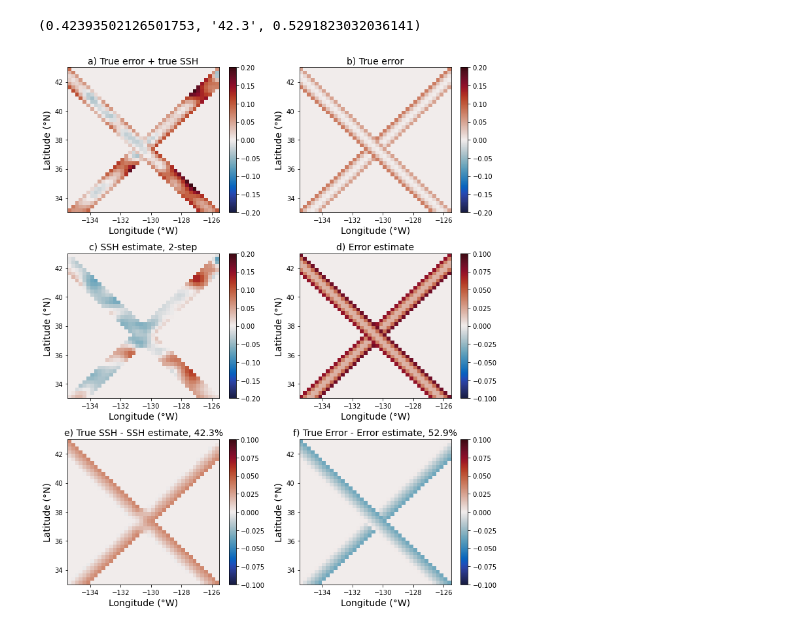
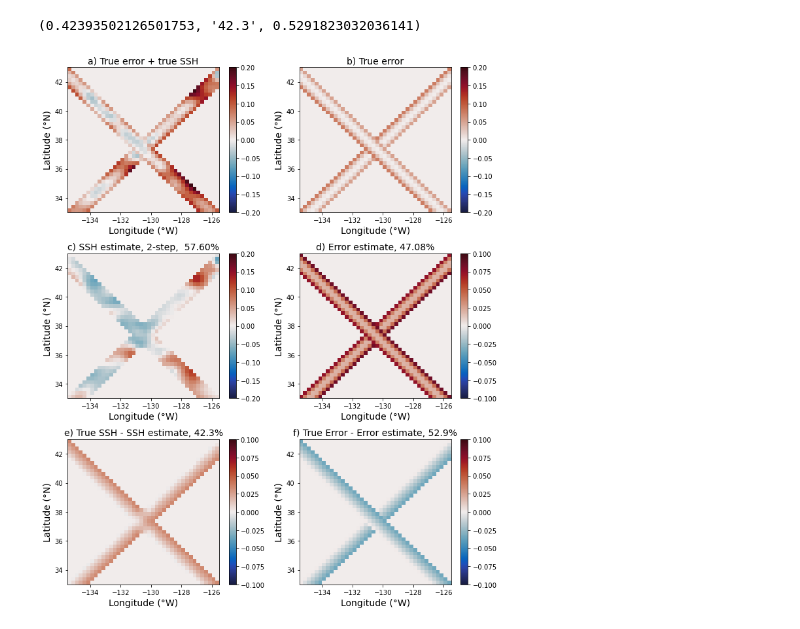
Before and after one commit to yugaophd/cer-swot, a Jupyter notebook: CER103_aviso_swath_1step.ipynb, the cells around one changed output. Cells and saved outputs as stored; diff of their text form; code cells hidden in the pictures.

```diff
--- a/CER103_aviso_swath_1step.ipynb
+++ b/CER103_aviso_swath_1step.ipynb
@@ -852,41 +852,41 @@ plt.pcolormesh(lon, lat, ssh_2step, vmin = -.2, vmax = .2, cmap = cmo.cm.balance
 plt.colorbar()
 plt.xlabel('Longitude (\N{DEGREE SIGN}W)', fontsize = 14)
 plt.ylabel('Latitude (\N{DEGREE SIGN}N)', fontsize = 14)
-plt.title('c) SSH estimate, 2-step', fontsize = 14)
+plt.title('c) SSH estimate, 2-step,  ' + str((1- ssh_diff_2step) * 100)[:5] + '%', fontsize = 14)
 
 plt.subplot(325)
 plt.pcolormesh(lon, lat, ssh_true - ssh_2step, cmap = cmo.cm.balance, vmin = -.1, vmax = .1)
 plt.colorbar()
 plt.xlabel('Longitude (\N{DEGREE SIGN}W)', fontsize = 14)
 plt.ylabel('Latitude (\N{DEGREE SIGN}N)', fontsize = 14)
 plt.title('e) True SSH - SSH estimate, ' + str(ssh_diff_2step * 100)[:4]  + '%', fontsize = 14)
 
 
 plt.subplot(322)
 plt.pcolormesh(lon, lat, err_true, cmap = cmo.cm.balance, vmin = -.2, vmax = .2)
 plt.colorbar()
 plt.xlabel('Longitude (\N{DEGREE SIGN}W)', fontsize = 14)
 plt.ylabel('Latitude (\N{DEGREE SIGN}N)', fontsize = 14)
 plt.title('b) True error', fontsize = 14)
 
 plt.subplot(324)
 plt.pcolormesh(lon, lat, err_map, cmap = cmo.cm.balance, vmin = -.1, vmax = .1)
 plt.colorbar()
 plt.xlabel('Longitude (\N{DEGREE SIGN}W)', fontsize = 14)
 plt.ylabel('Latitude (\N{DEGREE SIGN}N)', fontsize = 14)
-plt.title('d) Error estimate', fontsize = 14)
+plt.title('d) Error estimate, '+ str((1- err_diff_2step) * 100)[:5] + '%', fontsize = 14)
 
 plt.subplot(326)
 plt.pcolormesh(lon, lat, err_true - err_map, cmap = cmo.cm.balance, vmin = -.1, vmax = .1)
 plt.colorbar()
 plt.xlabel('Longitude (\N{DEGREE SIGN}W)', fontsize = 14)
 plt.ylabel('Latitude (\N{DEGREE SIGN}N)', fontsize = 14)
 plt.title('f) True Error - Error estimate, ' + str(err_diff_2step * 100)[:4] + '%' , fontsize = 14)
 
 plt.tight_layout()
-plt.savefig('aviso_ssh_estimate_'+ str(date_time[0])[:10] + '_2step.png', dpi = 300)
+plt.savefig('aviso_ssh_estimate_'+ str(date_time[0])[:10] + '_2step_' + str(int(day1 - day0)*5) +'day.png', dpi = 300)
 # %% [output]
-[figure, old version]
+[figure, new version]
 # %%
 time_range = 8 ## 8 * 5 = 40 days
 SSHA_predicted = np.zeros([time_range, MSLA.size])
```
Also changed, not shown: parts of 8 cells of this notebook, 4 other files.
